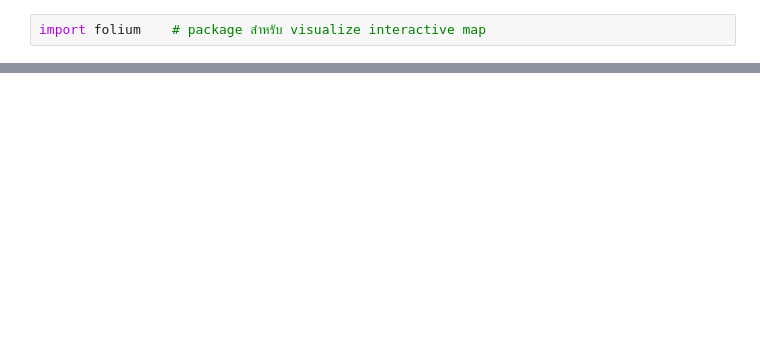
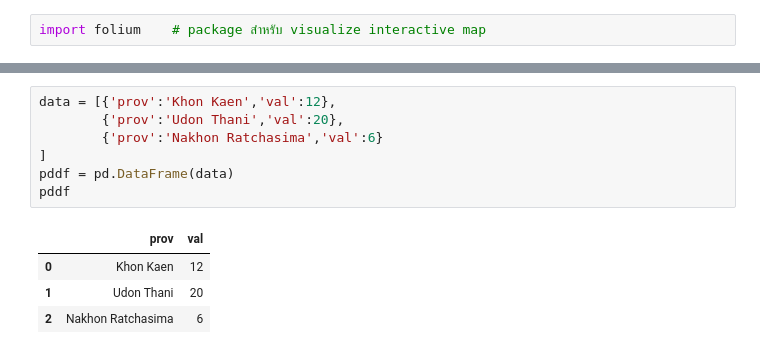
Before and after one commit to jittakorn-ch/data_viz_2022, a Jupyter notebook: Visualize_Map.ipynb, the cells around one changed output, grey strips where cells are left out. Saved outputs shown, nothing was run; the diff lists cells and outputs as text; blank space fills up the shorter version.

```diff
--- a/Visualize_Map.ipynb
+++ b/Visualize_Map.ipynb
@@ -23,0 +138,12 @@ m
+# %%
+data = [{'prov':'Khon Kaen','val':12},
+        {'prov':'Udon Thani','val':20},
+        {'prov':'Nakhon Ratchasima','val':6}
+]
+pddf = pd.DataFrame(data)
+pddf
+# %% [output]
+|  | prov | val |
+| 0 | Khon Kaen | 12 |
+| 1 | Udon Thani | 20 |
+| 2 | Nakhon Ratchasima | 6 |
```
Also changed, not shown: parts of 24 cells of this notebook.
